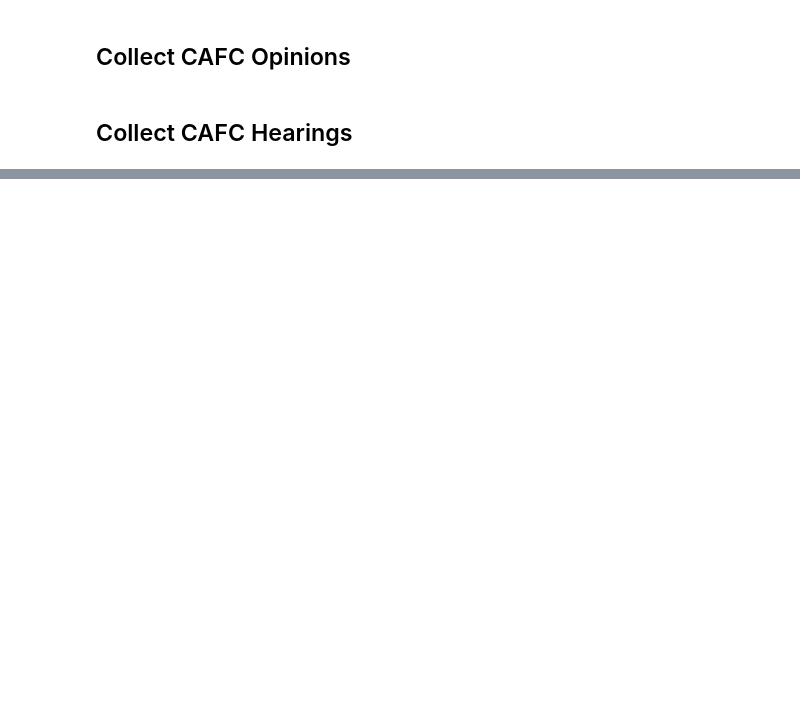
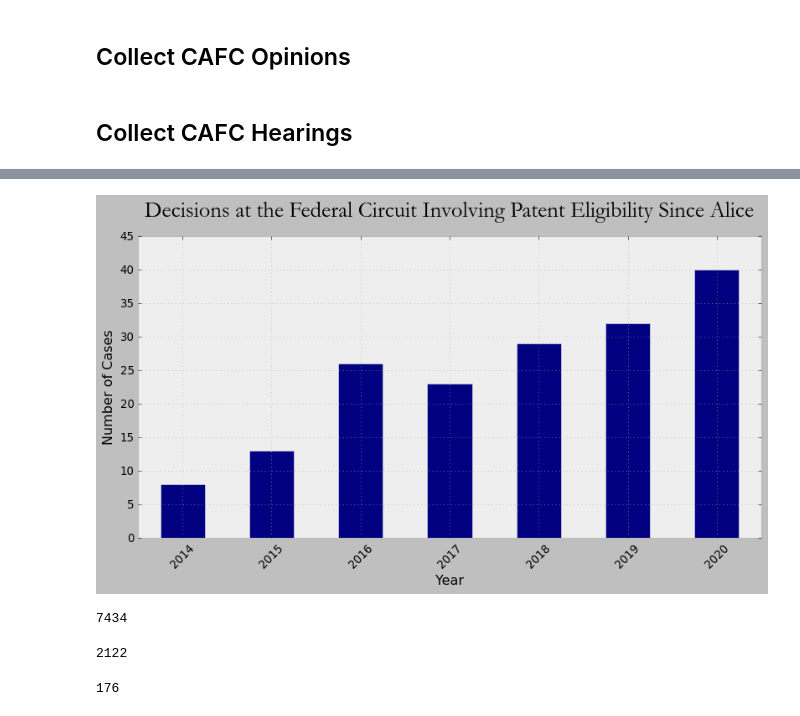
Before and after one commit to tedrand/the-claim-kraken, a Jupyter notebook: CAFC Data Manager.ipynb, the cells around one changed output, grey strips where cells are left out. Saved outputs shown, nothing was run; the diff lists cells and outputs as text; code cells hidden in the pictures; blank space fills up the shorter version.

```diff
--- a/CAFC Data Manager.ipynb
+++ b/CAFC Data Manager.ipynb
@@ -78,0 +112,4 @@ df2 = pd.DataFrame(r2.json()['results'])
+# %%
+alice_cases['date_created'] = pd.to_datetime(alice_cases['date_created'])
+alice_cases.sort_values(by="date_created", ascending=False, inplace=True)
+alice_cases['date_created'] = alice_cases['date_created'].dt.strftime('%m/%d/%Y')
@@ -78,0 +123,34 @@ df2 = pd.DataFrame(r2.json()['results'])
+# %%
+alice_by_year = alice_cases.groupby(pd.to_datetime(alice_cases.date_created).dt.year).agg({'count'})
+# %%
+alice_by_year = alice_by_year.drop([0])
+# %%
+alice_by_year.at[2014, ('resource_uri', 'count')] = 8
+# %%
+fig = plt.figure()
+plt.style.use('bmh')
+ax = alice_by_year[('resource_uri', 'count')].plot(
+    figsize=(12,6),
+    legend=False,
+    kind="bar",
+    colormap='jet',
+    xlabel="Year",
+    ylabel="Number of Cases",
+)
+# Set the title to Comic Sans
+ax.set_title("Decisions at the Federal Circuit Involving Patent Eligibility Since Alice", fontname='Garamond', fontsize=24)
+#ax = plt.gca()''
+ttl = ax.title
+ttl.set_position([.5, 1.05])
+plt.xticks(rotation=45)
+plt.ylim((0, 45))
+# ax.set_facecolor("#eeeeee")
+ax.grid(linestyle='dotted')
+plt.gcf().subplots_adjust(bottom=0.15)
+fig.savefig('test.png')
+# %% [output]
+[figure, added]
+# %%
+len(cafc_opinion_df)
+# %% [output]
+7434
@@ -78,0 +160,4 @@ df2 = pd.DataFrame(r2.json()['results'])
+# %%
+len(patent_cases)
+# %% [output]
+2122
@@ -78,0 +168,4 @@ df2 = pd.DataFrame(r2.json()['results'])
+# %%
+len(alice_patent_cases)
+# %% [output]
+176
```
Also changed, not shown: parts of 18 cells of this notebook, 13 other files.
